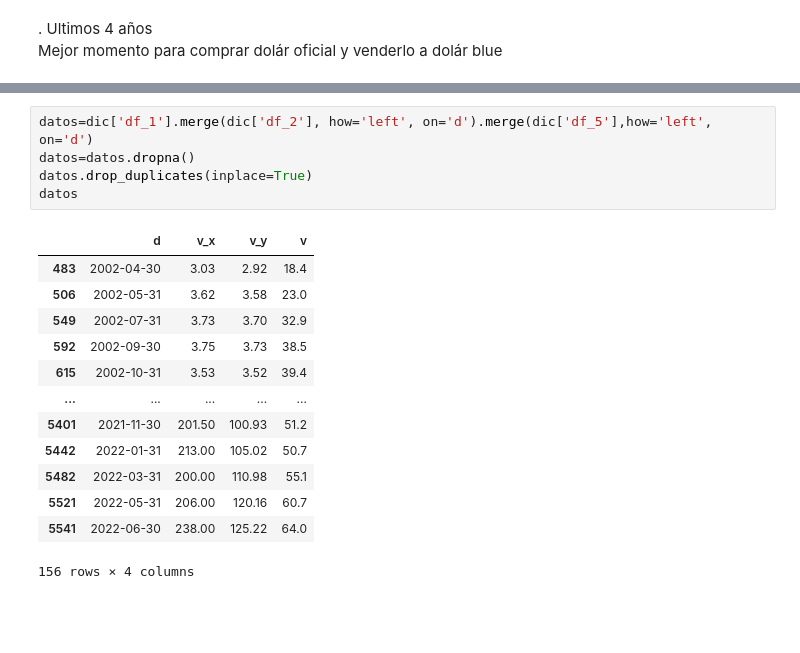
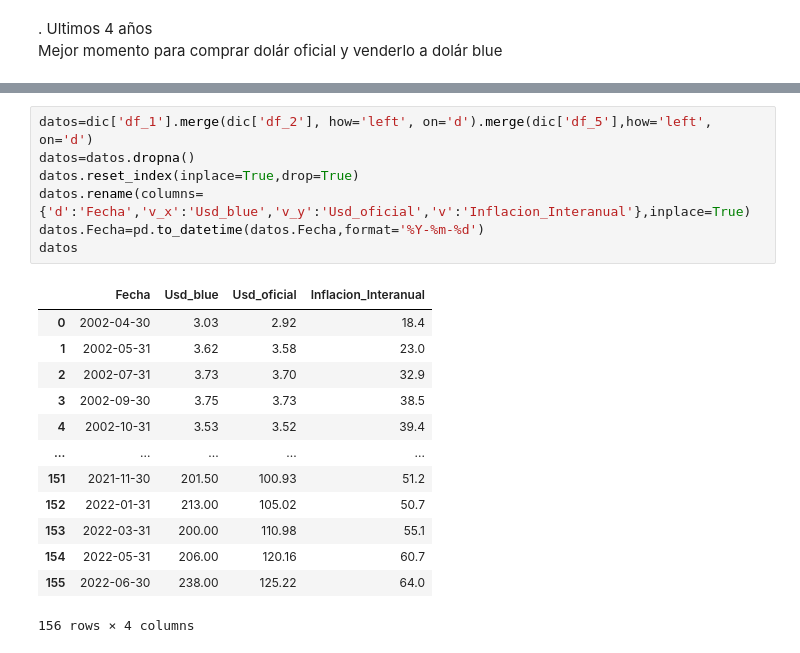
Before and after one commit to jeanApi/Proyecto_DolarBlue-DolarOficial, a Jupyter notebook: PI.ipynb, the cells around one changed output, grey strips where cells are left out. Saved outputs shown, nothing was run; the diff lists cells and outputs as text; blank space fills up the shorter version.

```diff
--- a/PI.ipynb
+++ b/PI.ipynb
@@ -658,20 +642,22 @@ dic['df_5']
 # %%
 datos=dic['df_1'].merge(dic['df_2'], how='left', on='d').merge(dic['df_5'],how='left', on='d')
 datos=datos.dropna()
-datos.drop_duplicates(inplace=True)
+datos.reset_index(inplace=True,drop=True)
+datos.rename(columns={'d':'Fecha','v_x':'Usd_blue','v_y':'Usd_oficial','v':'Inflacion_Interanual'},inplace=True)
+datos.Fecha=pd.to_datetime(datos.Fecha,format='%Y-%m-%d')
 datos
 # %% [output]
-|  | d | v_x | v_y | v |
-| 483 | 2002-04-30 | 3.03 | 2.92 | 18.4 |
-| 506 | 2002-05-31 | 3.62 | 3.58 | 23.0 |
-| 549 | 2002-07-31 | 3.73 | 3.70 | 32.9 |
-| 592 | 2002-09-30 | 3.75 | 3.73 | 38.5 |
-| 615 | 2002-10-31 | 3.53 | 3.52 | 39.4 |
+|  | Fecha | Usd_blue | Usd_oficial | Inflacion_Interanual |
+| 0 | 2002-04-30 | 3.03 | 2.92 | 18.4 |
+| 1 | 2002-05-31 | 3.62 | 3.58 | 23.0 |
+| 2 | 2002-07-31 | 3.73 | 3.70 | 32.9 |
+| 3 | 2002-09-30 | 3.75 | 3.73 | 38.5 |
+| 4 | 2002-10-31 | 3.53 | 3.52 | 39.4 |
 | ... | ... | ... | ... | ... |
-| 5401 | 2021-11-30 | 201.50 | 100.93 | 51.2 |
-| 5442 | 2022-01-31 | 213.00 | 105.02 | 50.7 |
-| 5482 | 2022-03-31 | 200.00 | 110.98 | 55.1 |
-| 5521 | 2022-05-31 | 206.00 | 120.16 | 60.7 |
-| 5541 | 2022-06-30 | 238.00 | 125.22 | 64.0 |
+| 151 | 2021-11-30 | 201.50 | 100.93 | 51.2 |
+| 152 | 2022-01-31 | 213.00 | 105.02 | 50.7 |
+| 153 | 2022-03-31 | 200.00 | 110.98 | 55.1 |
+| 154 | 2022-05-31 | 206.00 | 120.16 | 60.7 |
+| 155 | 2022-06-30 | 238.00 | 125.22 | 64.0 |
 156 rows × 4 columns
 # %%
```
Also changed, not shown: parts of 6 cells of this notebook.
